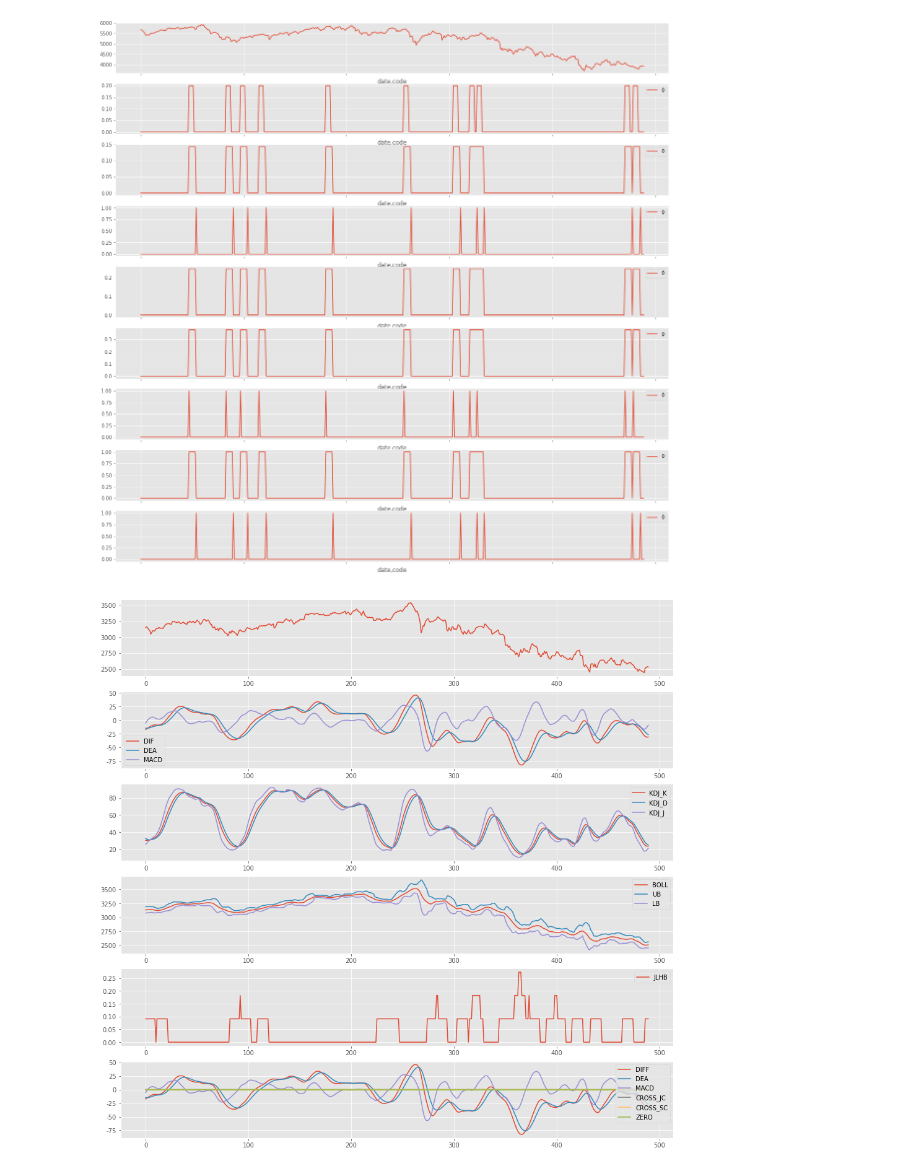
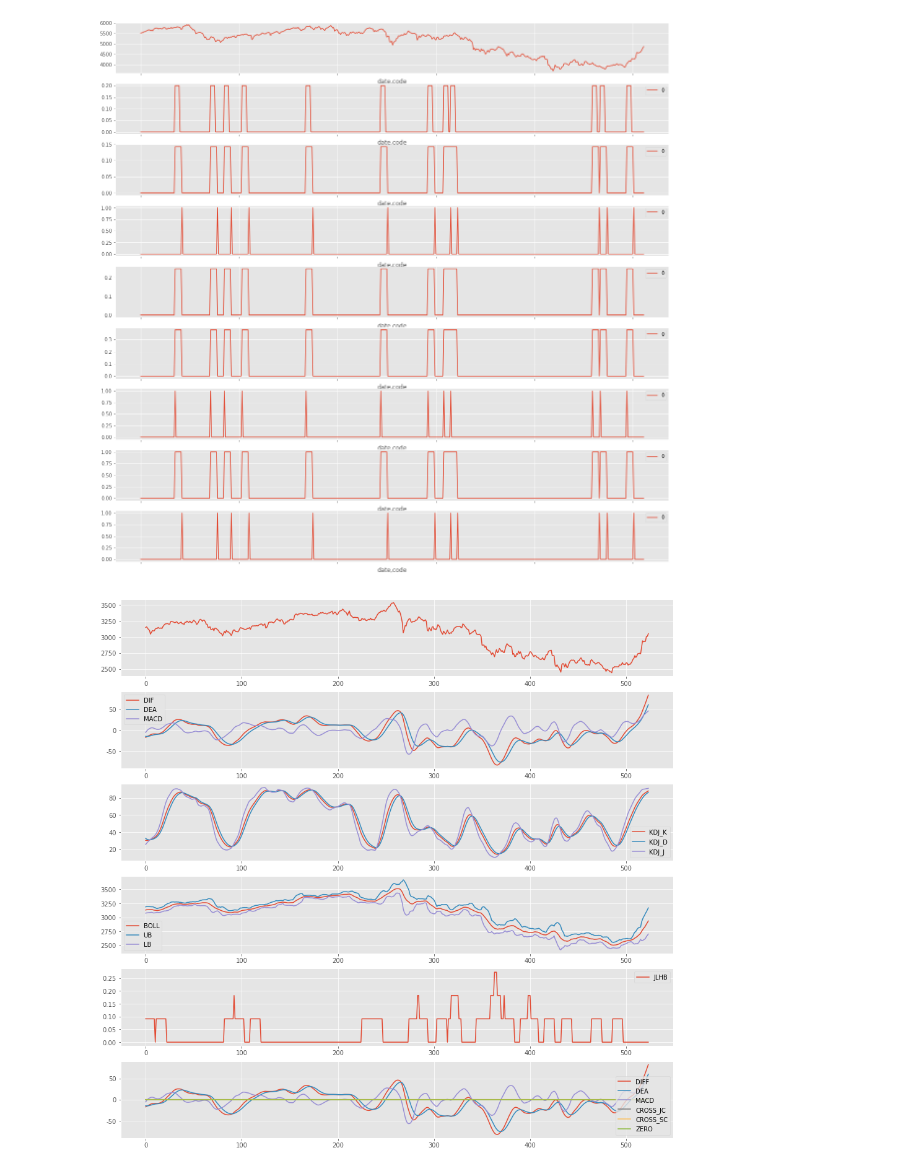
Before and after one commit to pm58/notebook, a Jupyter notebook: 跨平台量化环境测试+RQ+TU+QA+Funcat+Hikyuu+Abu+DevilYuan+Kivy+tensorflow.ipynb, the cells around one changed output. Drawn from its saved outputs; the diff is of its cells as text; code cells hidden in the pictures.

```diff
--- a/跨平台量化环境测试+RQ+TU+QA+Funcat+Hikyuu+Abu+DevilYuan+Kivy+tensorflow.ipynb
+++ b/跨平台量化环境测试+RQ+TU+QA+Funcat+Hikyuu+Abu+DevilYuan+Kivy+tensorflow.ipynb
@@ -15,7 +15,7 @@ run_start_date = (getYesterday())#开始时间
 print ("设定起始日 run_start_date=",run_start_date) #当日时间格式：yyyy-mm-dd
 def getYesterday():
     today=datetime.date.today()
-    oneday=datetime.timedelta(days=1) #周二到周六设置前一天数据，周日设定前两天，周一设置前三天！！！
+    oneday=datetime.timedelta(days=0) #周二到周六设置前一天数据，周日设定前两天，周一设置前三天！！！
     yesterday=today-oneday
     return yesterday
 run_end_date = (getYesterday())# 输出前N天日期
@@ -769,7 +761,8 @@ import matplotlib.pyplot as plt
 import numpy as np
 import pandas as pd
 from talib import *
-'''    ----#基础类指标 [基本和同花顺/通达信一致]----
+'''
+----#基础类指标 [基本和同花顺/通达信一致]----
 QA.MA(Series, N)       #简单移动平均
 QA.EMA(Series, N)      #异同移动平均
 QA.SMA(Series, N, M=1) #累积平均
@@ -803,15 +796,17 @@ QA.QA_indicator_BIAS(DataFrame, N1, N2, N3)
 QA.QA_indicator_RSI(DataFrame, N1, N2, N3)
 QA.QA_indicator_ADTM(DataFrame, N, M)
 QA.QA_indicator_DDI(DataFrame, N, N1, M, M1)
-QA.QA_indicator_CCI(DataFrame, N=14)         '''
+QA.QA_indicator_CCI(DataFrame, N=14)
+'''
+
 shijian = '1day' #时间：使用 1min/1day 切换分时和日线
 start_data = '2015-01-01' #开始——数据：设定数据起始缓冲解决不同轴问题
 if shijian == '1min': #依据shijian条件切换分时
     start = '2018-08-01 09:31:00' #min画图开始时间
     end = '2018-12-19 09:31:00' #min画图结束时间
 elif shijian == '1day': #条件切换日线
-    start = '2018-01-09' #day画图开始时间
-    end = '2019-01-10 ' #day画图结束时间
+    start = '2018-01-25' #day画图开始时间
+    end = run_end_date #'2019-01-16 ' #day画图结束时间
 def QA_indicator_JLHB(dataframe, m=7, n=5):
     #通达信定义 VAR1:=(CLOSE-LLV(LOW,60))/(HHV(HIGH,60)-LLV(LOW,60))*80; B:SMA(VAR1,N,1); VAR2:SMA(B,M,1); 绝路航标:IF(CROSS(B,VAR2) AND B<40,50,0);
     var1 = (dataframe['close'] - QA.LLV(dataframe['low'], 60)) / \
@@ -902,8 +897,8 @@ if shijian == '1min': #依据shijian条件切换分时
     start = '2018-09-03 09:31:00' #min画图开始时间
     end = '2018-12-21 15:00:00' #min画图结束时间
 elif shijian == '1day': #条件切换日线
-    start = '2017-01-09' #day画图开始时间
-    end = '2019-01-10 ' #day画图结束时间
+    start = '2017-01-25' #day画图开始时间
+    end = run_end_date #'2019-01-16 ' #day画图结束时间
 
 if qiehuan == 'gp': #切换指数数据
     adv = QA.QA_fetch_stock_day_adv
@@ -1000,14 +995,14 @@ ax8=plt.subplot(tu+9)
 res8.loc[slice(start,end)].plot(use_index=True,ax=ax8)
 plt.show()
 # %% [output]
-[figure, old version]
+[figure, new version]
 # %%
 #实例 同一指标在多周期上画图_验证买卖点用
 import QUANTAXIS as QA
 import pandas as pd
 import matplotlib.pyplot as plt
 start='2017-01-09' #开始时间
-end='2019-01-10 ' #结束时间
+end= run_end_date #'2019-01-16 ' #结束时间
 zhibiao = QA.QA_indicator_BOLL #设定指标 QA.QA_indicator_WR,1,2
 daima = '000001' #指数代码
 
@@ -1028,34 +1023,34 @@ def QA_indicator_MACD_JCSC(dataframe, SHORT=12, LONG=26, M=9):
     MACD = 2*(DIFF-DEA)
     CROSS_JC = QA.CROSS(DIFF, DEA)
     CROSS_SC = QA.CROSS(DEA, DIFF)
     ZERO = 0
     return pd.DataFrame({'DIFF': DIFF, 'DEA': DEA, 'MACD': MACD, 'CROSS_JC': CROSS_JC, 'CROSS_SC': CROSS_SC, 'ZERO': ZERO})
 
 
 tu = 610 ##6代表6个图，中间1列，后1代表数列
 data=QA.QA_fetch_index_day_adv(daima,'2015-01-01',end,'1day')
 res=QA.MA(data.add_func(QA.QA_indicator_MACD),11)
 res1=QA.MA(data.add_func(QA.QA_indicator_KDJ,27,9,3),11)
 res2=data.add_func(QA.QA_indicator_BOLL,11)
 res3=QA.MA(data.add_func(QA_indicator_JLHB),11)
 res4=QA.MA(data.add_func(QA_indicator_MACD_JCSC),11)
 fig=plt.figure(figsize=(16,16))
 plt.style.use('ggplot') #matplotlib ggplot style https://matplotlib.org/gallery/style_sheets/ggplot.html
 plt.subplot(tu+1)
 data.select_time(start,end).data.low.plot(use_index=False)
 ax0=plt.subplot(tu+2)
 res.loc[slice(start,end)].plot(use_index=False,ax=ax0)
 ax=plt.subplot(tu+3)
 res1.loc[slice(start,end)].plot(use_index=False,ax=ax)
 ax1=plt.subplot(tu+4)
 res2.loc[slice(start,end)].plot(use_index=False,ax=ax1)
 ax2=plt.subplot(tu+5)
 res3.loc[slice(start,end)].plot(use_index=False,ax=ax2)
 ax3=plt.subplot(tu+6)
 res4.loc[slice(start,end)].plot(use_index=False,ax=ax3)
 plt.show()
 # %% [output]
-[figure, old version]
+[figure, new version]
 # %%
 # -*- coding: utf-8 -*-
 #终端正常运行，目前stock冲突，等待解决
```
Also changed, not shown: parts of 8 cells of this notebook, 16 other files.
